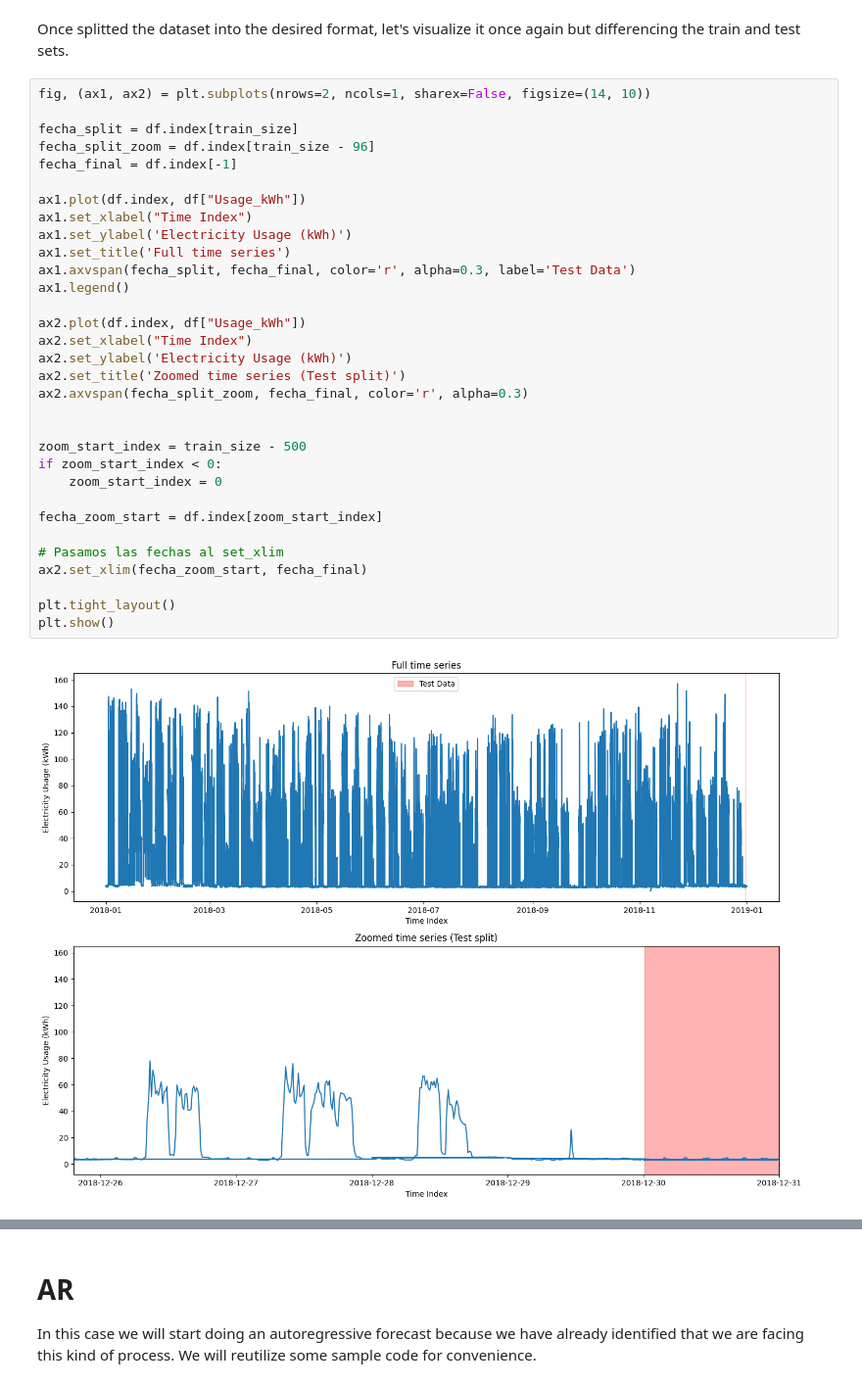
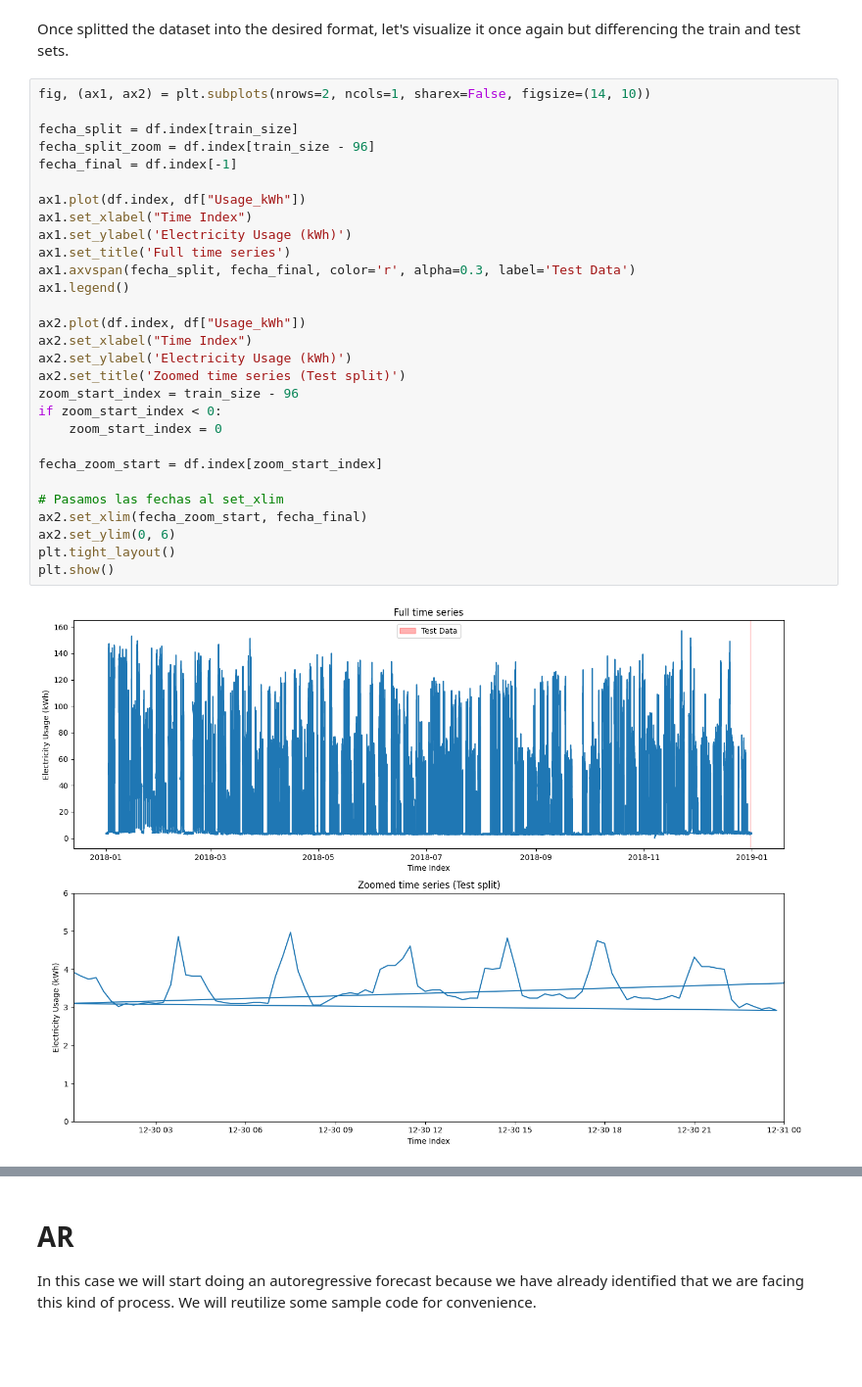
Before and after one commit to DiegoLopezAroca/Multivariate-Time-Series-Forecasting-of-Energy-Consumption-in-the-Steel-Industry, a Jupyter notebook: Advanced_ML_D2_2.ipynb, the cells around one changed output, grey strips where cells are left out. Shown at 98% size. Cells and saved outputs as stored; diff of their text form; blank space fills up the shorter version.

```diff
--- a/Advanced_ML_D2_2.ipynb
+++ b/Advanced_ML_D2_2.ipynb
@@ -230,36 +230,33 @@ Once splitted the dataset into the desired format, let's visualize it once again
 # %%
 fig, (ax1, ax2) = plt.subplots(nrows=2, ncols=1, sharex=False, figsize=(14, 10))
 
 fecha_split = df.index[train_size]
 fecha_split_zoom = df.index[train_size - 96]
 fecha_final = df.index[-1]
 
 ax1.plot(df.index, df["Usage_kWh"])
 ax1.set_xlabel("Time Index")
 ax1.set_ylabel('Electricity Usage (kWh)')
 ax1.set_title('Full time series')
 ax1.axvspan(fecha_split, fecha_final, color='r', alpha=0.3, label='Test Data')
 ax1.legend()
 
 ax2.plot(df.index, df["Usage_kWh"])
 ax2.set_xlabel("Time Index")
 ax2.set_ylabel('Electricity Usage (kWh)')
 ax2.set_title('Zoomed time series (Test split)')
-ax2.axvspan(fecha_split_zoom, fecha_final, color='r', alpha=0.3)
-
-
-zoom_start_index = train_size - 500
+zoom_start_index = train_size - 96
 if zoom_start_index < 0:
     zoom_start_index = 0
 
 fecha_zoom_start = df.index[zoom_start_index]
 
 # Pasamos las fechas al set_xlim
 ax2.set_xlim(fecha_zoom_start, fecha_final)
-
+ax2.set_ylim(0, 6)
 plt.tight_layout()
 plt.show()
 # %% [output]
-[figure, old version]
+[figure, new version]
 # %% [markdown]
 As showed in the previous graphs the test set takes a tiny part of the whole time series, so we have plotted a second graph to see more in detail the portion the test set will have.
```
Also changed, not shown: parts of 11 cells of this notebook.
